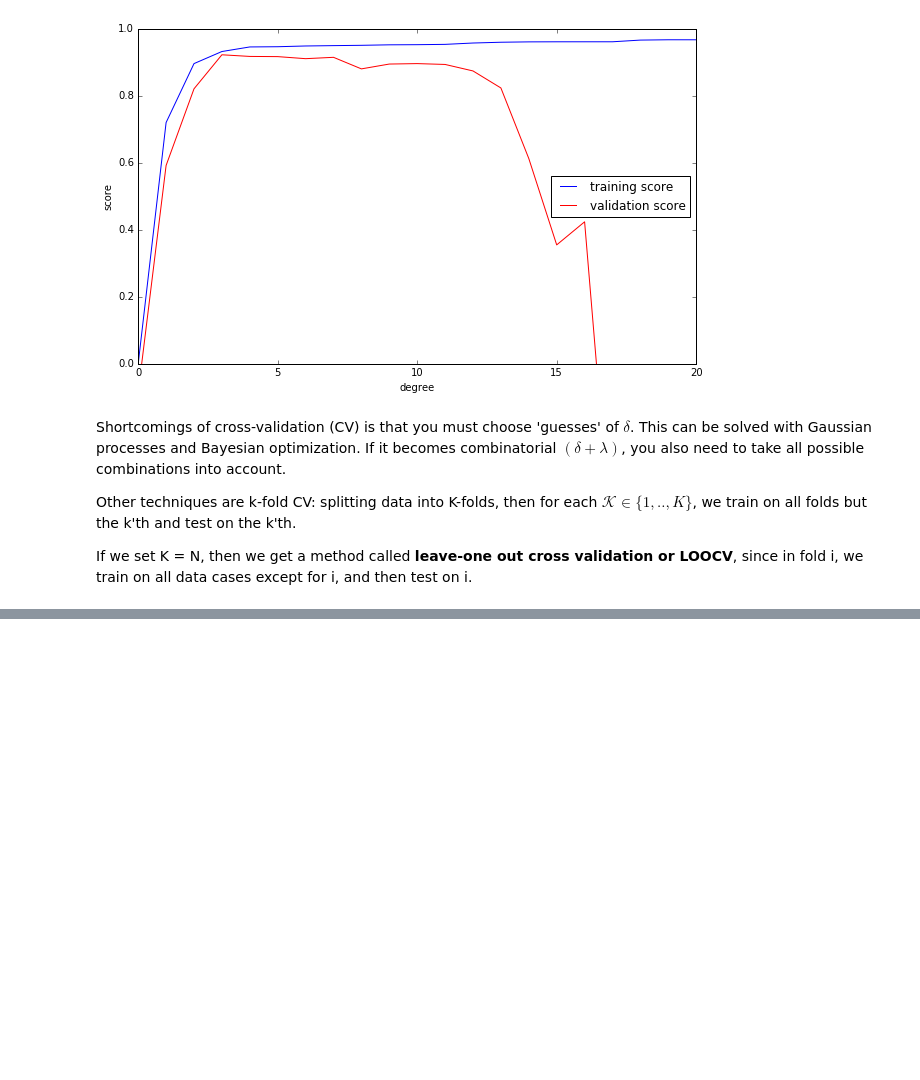
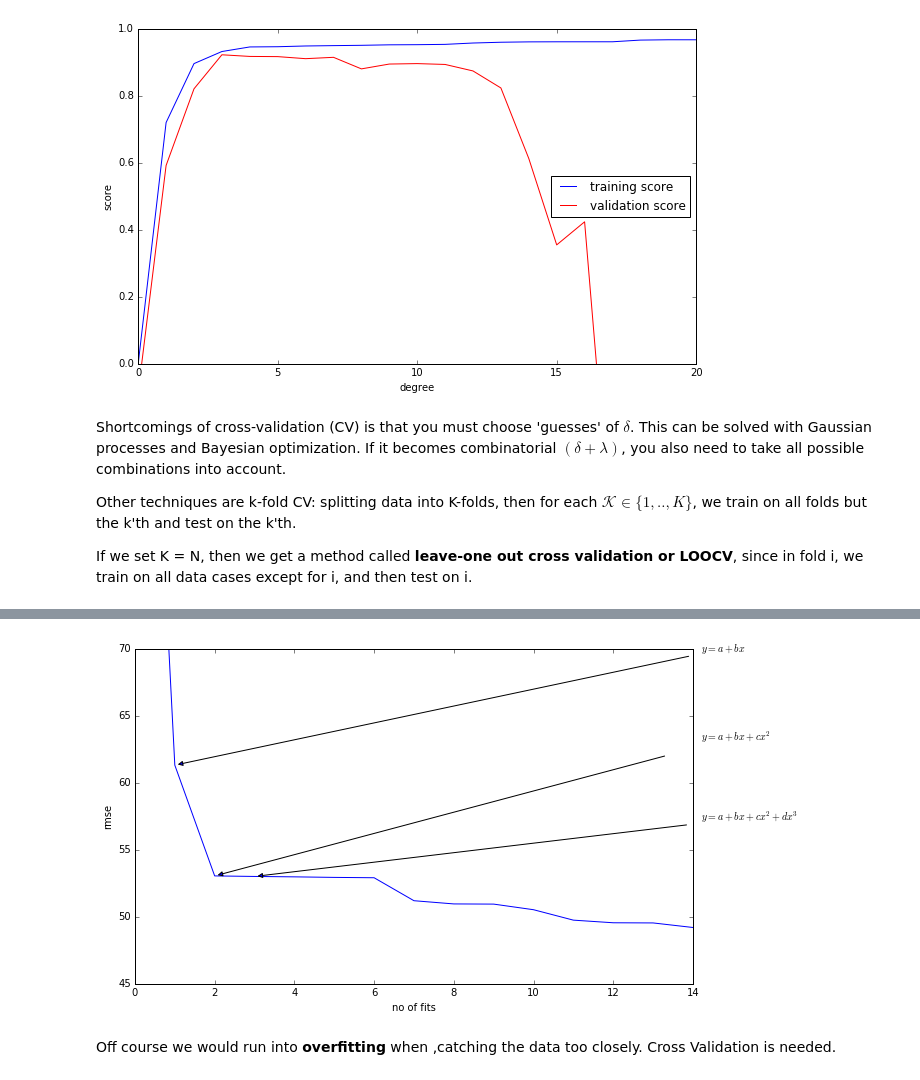
Before and after one commit to rmania/datascience, a Jupyter notebook: ubc_ml/Linear_prediction_regularization.ipynb, the cells around one changed output, grey strips where cells are left out. Drawn from its saved outputs; the diff is of its cells as text; code cells hidden in the pictures; blank space fills up the shorter version.

```diff
--- a/ubc_ml/Linear_prediction_regularization.ipynb
+++ b/ubc_ml/Linear_prediction_regularization.ipynb
@@ -366,0 +424,29 @@ If we set K = N, then we get a method called **leave-one out cross validation or
+# %%
+#  is this the best possible model that we can find?
+fig, ax = plt.subplots(figsize=[10,6])
+
+rmse_multi = []
+for i in range(15):
+    model = np.poly1d(np.polyfit(df['temp'], df['sales'], i))
+    predictions = model(df['temp'])
+    rmse_multi.append(rmse(predictions, df['sales']))
+
+ax.plot(range(15), rmse_multi)
+ax.set(xlabel = 'no of fits', ylabel ='rmse', ylim = [45,70])
+
+plt.annotate('$y = a + bx$', xytext=(14.2, 70), xy=(1, rmse_multi[1]), multialignment='right',
+             va='center',
+             arrowprops={'arrowstyle': '-|>', 'lw': 1, 'shrinkA': 10, 'shrinkB': 3})
+
+plt.annotate('$y = a + bx + cx^2$', xytext=(14.2, 64), xy=(2, rmse_multi[2]), multialignment='right',
+             va='top',
+             arrowprops={'arrowstyle': '-|>', 'lw': 1, 'shrinkA': 35, 'shrinkB': 3})
+
+
+plt.annotate('$y = a + bx + cx^2 + dx^3$', xytext=(14.2, 58), xy=(3, rmse_multi[3]),
+             multialignment='right', va='top',
+             arrowprops={'arrowstyle': '-|>', 'lw': 1,'shrinkA': 12, 'shrinkB': 3});
+# %% [output]
+[figure, added]
+# %% [markdown]
+Off course we would run into **overfitting** when ,catching the data too closely. Cross Validation is needed.
```
Also changed, not shown: parts of 8 cells of this notebook.
